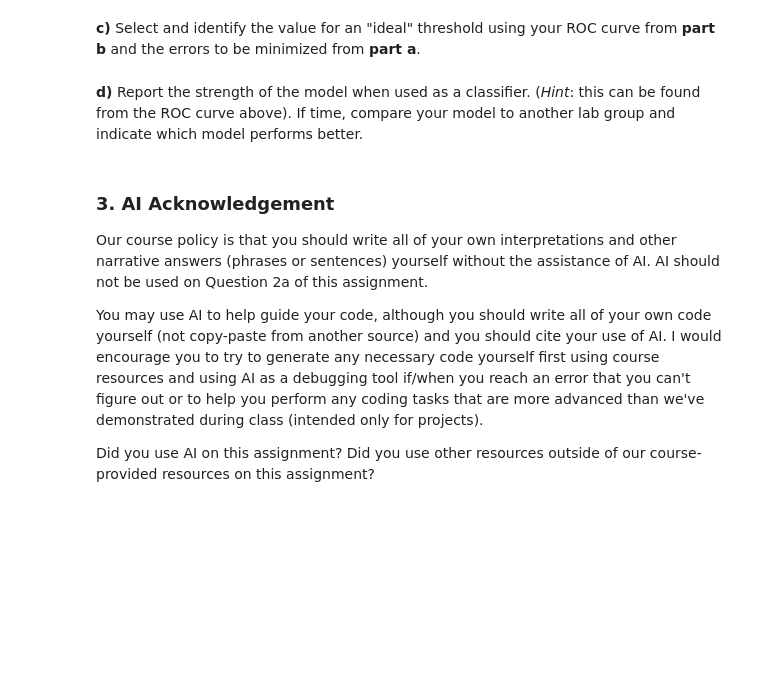
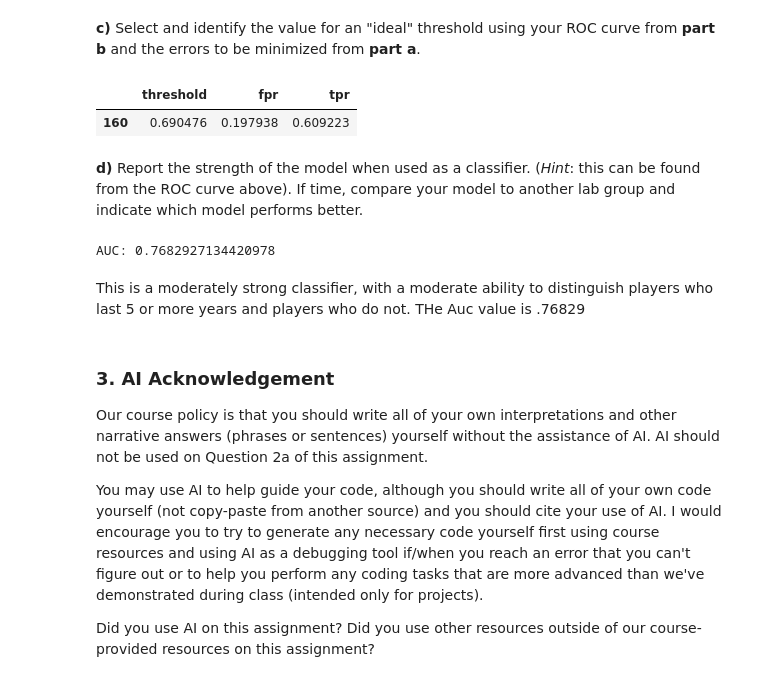
Before and after one commit to MatthewMandhyan/Stat207_clone, a Jupyter notebook: lab_12/lab_12.ipynb, the cells around one changed output. Drawn from its saved outputs; the diff is of its cells as text; code cells hidden in the pictures; blank space fills up the shorter version.

```diff
--- a/lab_12/lab_12.ipynb
+++ b/lab_12/lab_12.ipynb
@@ -119,7 +180,33 @@ What type of error would be worse for a classifier?  Therefore, what type of err
 # %% [markdown]
 **c)** Select and identify the value for an "ideal" threshold using your ROC curve from **part b** and the errors to be minimized from **part a**.
+# %%
+roc_table = pd.DataFrame({
+    'threshold': thresholds,
+    'fpr': fpr,
+    'tpr': tpr
+})
+
+roc_table = roc_table[np.isfinite(roc_table['threshold'])]
+
+ideal_threshold_table = roc_table[roc_table['fpr'] <= 0.20].sort_values(
+    by='tpr',
+    ascending=False
+).head(1)
+
+ideal_threshold = ideal_threshold_table['threshold'].iloc[0]
+
+ideal_threshold_table
+# %% [output]
+|  | threshold | fpr | tpr |
+| 160 | 0.690476 | 0.197938 | 0.609223 |
 # %% [markdown]
 **d)** Report the strength of the model when used as a classifier.  (*Hint*: this can be found from the ROC curve above).  If time, compare your model to another lab group and indicate which model performs better.
+# %%
+print("AUC:", auc)
+# %% [output]
+AUC: 0.7682927134420978
+# %% [markdown]
+This is a moderately strong classifier, with a moderate ability to distinguish players who last 5 or more years and players who do not. THe Auc value is .76829
 # %% [markdown]
 ### 3. AI Acknowledgement
 
```
Also changed, not shown: parts of 10 cells of this notebook.
